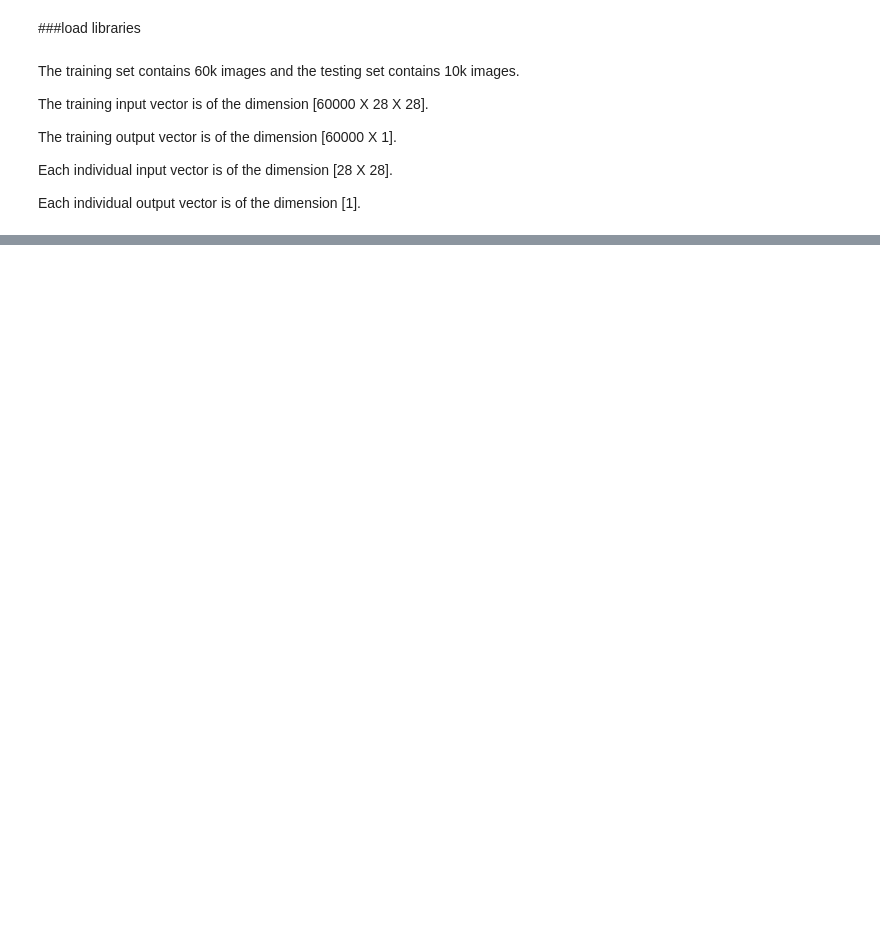
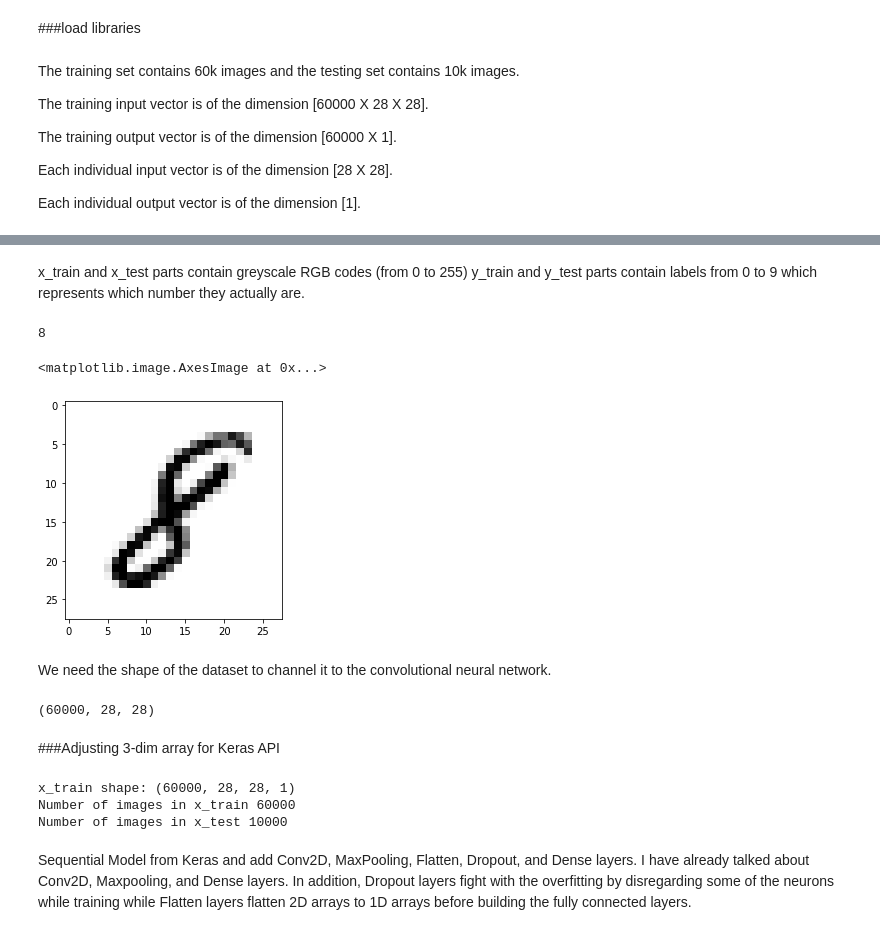
Before and after one commit to Kate-Strydom/cse450, a Jupyter notebook: MNIST_Handwritten_digit_recognition.ipynb, the cells around one changed output, grey strips where cells are left out. Cells and saved outputs as stored; diff of their text form; code cells hidden in the pictures; blank space fills up the shorter version.

```diff
--- a/MNIST_Handwritten_digit_recognition.ipynb
+++ b/MNIST_Handwritten_digit_recognition.ipynb
@@ -13,38 +24,21 @@ https://www.analyticsvidhya.com/blog/2021/06/image-processing-using-cnn-a-beginn
 # Core
 import numpy as np
 import pandas as pd
-import seaborn as sns
-sns.set(style='darkgrid', font_scale=1.4)
 import matplotlib.pyplot as plt
 %matplotlib inline
-import time
-import warnings
-warnings.filterwarnings("ignore")
 
-# Sklearn
-from sklearn.model_selection import train_test_split
-from sklearn.metrics import accuracy_score, confusion_matrix, classification_report
+# sklearn
+from sklearn.metrics import roc_curve, auc
 
 # Tensorflow
-import tensorflow as tf
-from tensorflow import keras
-from tensorflow.keras import layers
-from tensorflow.keras import callbacks
-from keras.preprocessing.image import ImageDataGenerator
-from tensorflow.keras.layers.experimental import preprocessing
+# import the dataset
+from tensorflow.keras.datasets import mnist
+# Importing the required Keras modules containing model and layers
+from tensorflow.keras.models import Sequential
+from tensorflow.keras.layers import Dense, Conv2D, Dropout, Flatten, MaxPooling2D, BatchNormalization
+from tensorflow.keras.utils import to_categorical
+
 from keras.utils.vis_utils import plot_model
-
-from tensorflow.keras.preprocessing import image_dataset_from_directory
-from tensorflow.keras.datasets import mnist
-
-
-from tensorflow.keras.utils import to_categorical
-from tensorflow.keras.models import Sequential
-from tensorflow.keras.layers import Conv2D
-from tensorflow.keras.layers import MaxPooling2D
-from tensorflow.keras.layers import Dense
-from tensorflow.keras.layers import Flatten
-from tensorflow.keras.layers import Dropout
 # %% [markdown]
 The training set contains 60k images and the testing set contains 10k images.
 
@@ -66,6 +57,6 @@ set_seed()
 # %%
-from keras.datasets import mnist
-(x_train, y_train), (x_test, y_test) = mnist.load_data()
+import tensorflow as tf
+(x_train, y_train), (x_test, y_test) = tf.keras.datasets.mnist.load_data()
 print('Train: X=%s, y=%s' % (x_train.shape, y_train.shape))
 print('Test: X=%s, y=%s' % (x_test.shape, y_test.shape))
 # %% [output]
@@ -76,0 +71,41 @@ Test: X=(10000, 28, 28), y=(10000,)
+# %% [markdown]
+x_train and x_test parts contain greyscale RGB codes (from 0 to 255)
+y_train and y_test parts contain labels from 0 to 9 which represents which number they actually are.
+# %%
+import matplotlib.pyplot as plt
+%matplotlib inline
+image_index = 7777 # You may select anything up to 60,000
+print(y_train[image_index]) # The label is 8
+plt.imshow(x_train[image_index], cmap='Greys')
+# %% [output]
+8
+<matplotlib.image.AxesImage at 0x...>
+[figure, added]
+# %% [markdown]
+We need the shape of the dataset to channel it to the convolutional neural network.
+# %%
+x_train.shape
+# %% [output]
+(60000, 28, 28)
+# %% [markdown]
+###Adjusting 3-dim array for Keras API
+# %%
+# Reshaping the array to 4-dims so that it can work with the Keras API
+x_train = x_train.reshape(x_train.shape[0], 28, 28, 1)
+x_test = x_test.reshape(x_test.shape[0], 28, 28, 1)
+input_shape = (28, 28, 1)
+# Making sure that the values are float so that we can get decimal points after division
+x_train = x_train.astype('float32')
+x_test = x_test.astype('float32')
+# Normalizing the RGB codes by dividing it to the max RGB value.
+x_train /= 255
+x_test /= 255
+print('x_train shape:', x_train.shape)
+print('Number of images in x_train', x_train.shape[0])
+print('Number of images in x_test', x_test.shape[0])
+# %% [output]
+x_train shape: (60000, 28, 28, 1)
+Number of images in x_train 60000
+Number of images in x_test 10000
+# %% [markdown]
+Sequential Model from Keras and add Conv2D, MaxPooling, Flatten, Dropout, and Dense layers. I have already talked about Conv2D, Maxpooling, and Dense layers. In addition, Dropout layers fight with the overfitting by disregarding some of the neurons while training while Flatten layers flatten 2D arrays to 1D arrays before building the fully connected layers.
```
Also changed, not shown: parts of 25 cells of this notebook.
